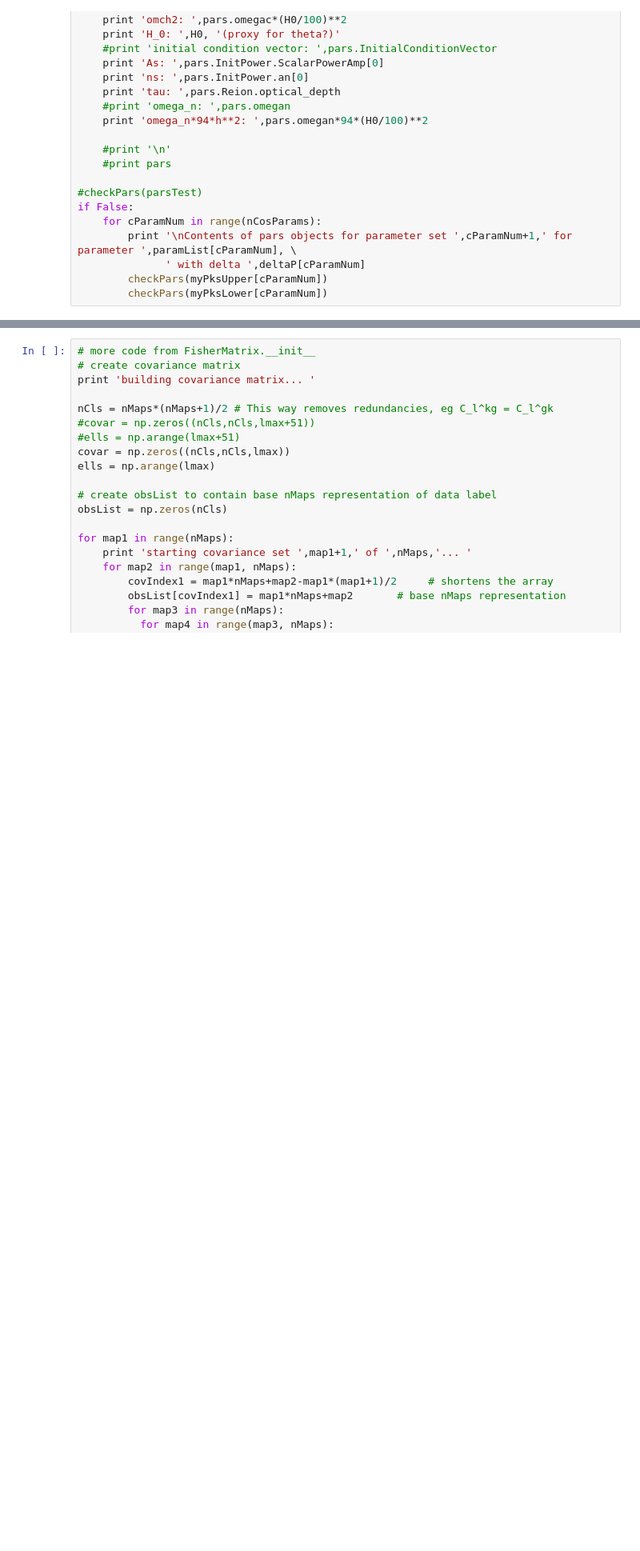
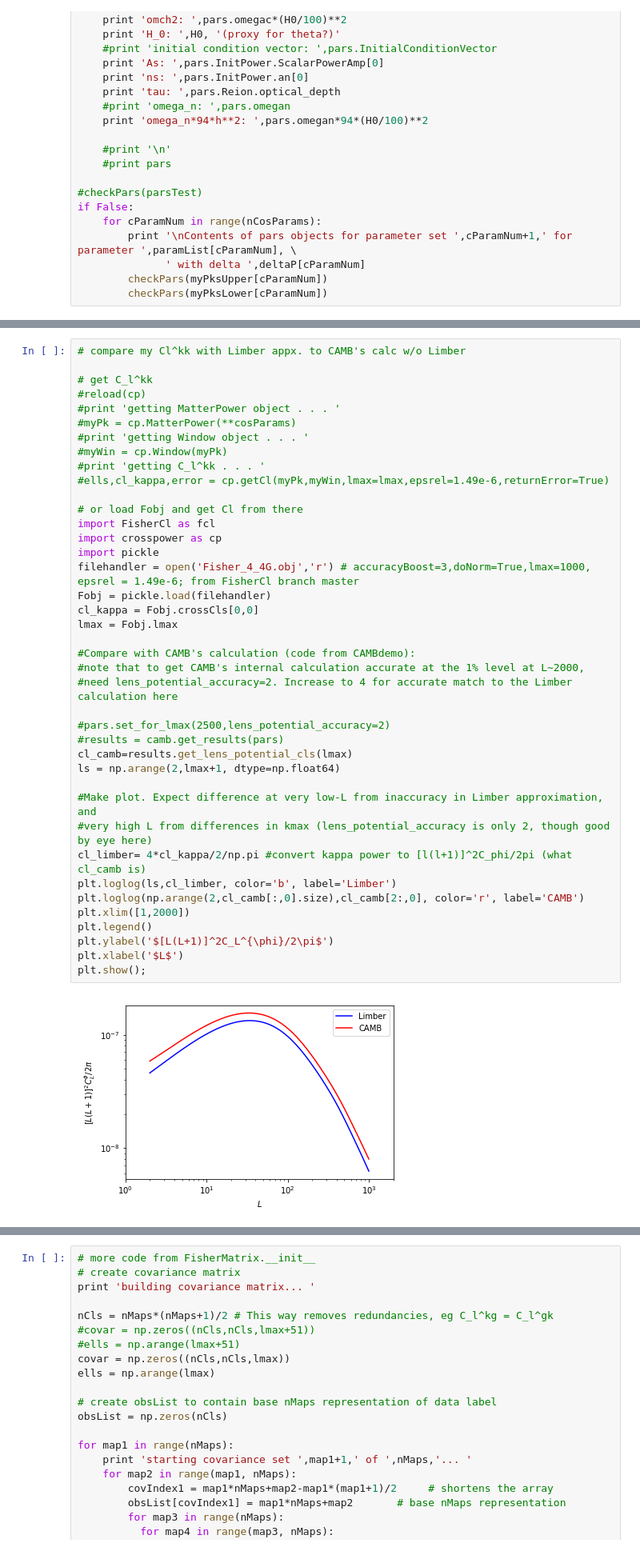
Before and after one commit to RIKnight/Fisher-Forecasting, a Jupyter notebook: Quick Fisher for TT TE EE.ipynb, the cells around one changed output, grey strips where cells are left out. Shown at 80% size. Drawn from its saved outputs; the diff is of its cells as text; blank space fills up the shorter version.

```diff
--- a/Quick Fisher for TT TE EE.ipynb
+++ b/Quick Fisher for TT TE EE.ipynb
@@ -281,0 +301,42 @@ done
+# %%
+# compare my Cl^kk with Limber appx. to CAMB's calc w/o Limber
+
+# get C_l^kk
+#reload(cp)
+#print 'getting MatterPower object . . . '
+#myPk = cp.MatterPower(**cosParams)
+#print 'getting Window object . . . '
+#myWin = cp.Window(myPk)
+#print 'getting C_l^kk . . . '
+#ells,cl_kappa,error = cp.getCl(myPk,myWin,lmax=lmax,epsrel=1.49e-6,returnError=True)
+
+# or load Fobj and get Cl from there
+import FisherCl as fcl
+import crosspower as cp
+import pickle
+filehandler = open('Fisher_4_4G.obj','r') # accuracyBoost=3,doNorm=True,lmax=1000, epsrel = 1.49e-6; from FisherCl branch master
+Fobj = pickle.load(filehandler)
+cl_kappa = Fobj.crossCls[0,0]
+lmax = Fobj.lmax
+
+#Compare with CAMB's calculation (code from CAMBdemo):
+#note that to get CAMB's internal calculation accurate at the 1% level at L~2000,
+#need lens_potential_accuracy=2. Increase to 4 for accurate match to the Limber calculation here
+
+#pars.set_for_lmax(2500,lens_potential_accuracy=2)
+#results = camb.get_results(pars)
+cl_camb=results.get_lens_potential_cls(lmax)
+ls = np.arange(2,lmax+1, dtype=np.float64)
+
+#Make plot. Expect difference at very low-L from inaccuracy in Limber approximation, and
+#very high L from differences in kmax (lens_potential_accuracy is only 2, though good by eye here)
+cl_limber= 4*cl_kappa/2/np.pi #convert kappa power to [l(l+1)]^2C_phi/2pi (what cl_camb is)
+plt.loglog(ls,cl_limber, color='b', label='Limber')
+plt.loglog(np.arange(2,cl_camb[:,0].size),cl_camb[2:,0], color='r', label='CAMB')
+plt.xlim([1,2000])
+plt.legend()
+plt.ylabel('$[L(L+1)]^2C_L^{\phi}/2\pi$')
+plt.xlabel('$L$')
+plt.show();
+# %% [output]
+[figure, added]
```
Also changed, not shown: parts of 32 cells of this notebook, 5 other files.
